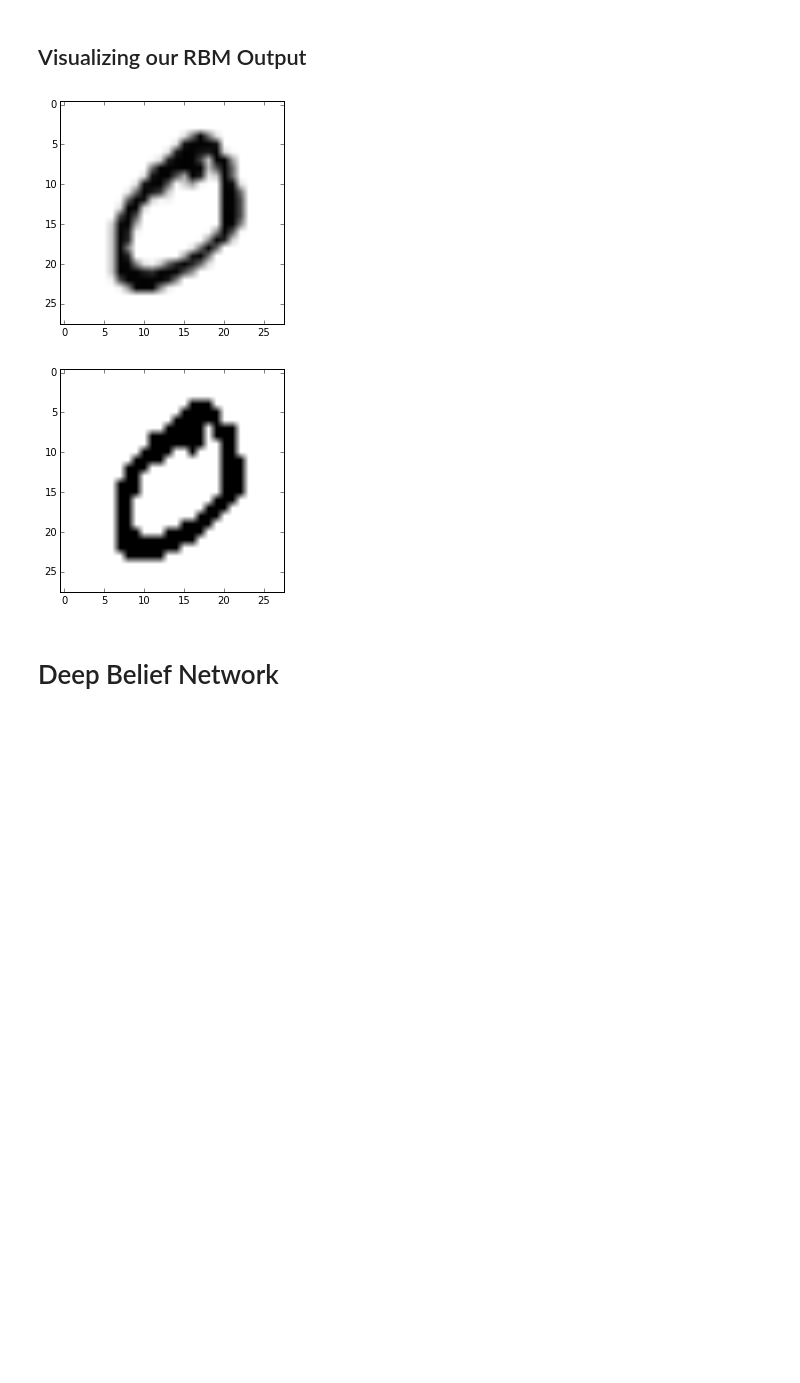
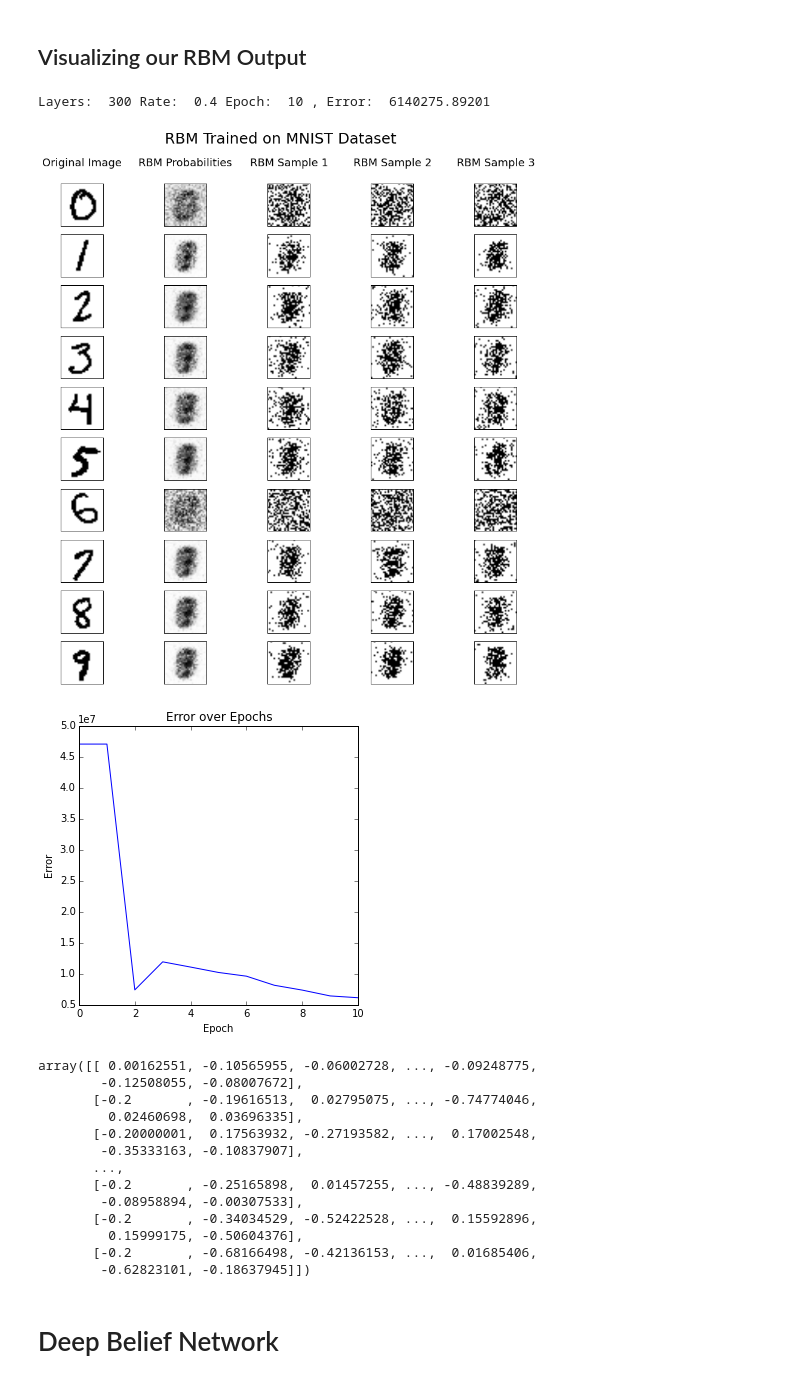
Before and after one commit to huihuifan/RBM-CS51, a Jupyter notebook: cs51-rbm-final.ipynb, the cells around one changed output. Cells and saved outputs as stored; diff of their text form; code cells hidden in the pictures; blank space fills up the shorter version.

Commit message:
ran visualization file on 10 epochs

```diff
--- a/cs51-rbm-final.ipynb
+++ b/cs51-rbm-final.ipynb
@@ -280,22 +280,27 @@ def rbm_and_plot(data, num_hidden, epochs, learning_rate=.3):
     plt.show()
 
     return r.weights
-# %%
-data_array = mnist.data
-plt.imshow(data_array[0].reshape(28, 28), cmap = 'Greys')
-plt.show()
-
-for img in data_array:
-    img[img < 100] = 0
-    img[img > 0] = 1
-
-plt.imshow(data_array[0].reshape(28, 28), cmap = 'Greys')
-plt.show()
-# %% [output]
-[figure, removed]
-[figure, removed]
 # %%
-rbm_and_plot(data_array, num_hidden=300, epochs=1, learning_rate=.4)
+# example visualization plot
+
+rbm_and_plot(data_array, num_hidden=300, epochs=10, learning_rate=.4)
+# %% [output]
+Layers:  300 Rate:  0.4 Epoch:  10 , Error:  6140275.89201
+[figure, added]
+[figure, added]
+array([[ 0.00162551, -0.10565955, -0.06002728, ..., -0.09248775,
+        -0.12508055, -0.08007672],
+       [-0.2       , -0.19616513,  0.02795075, ..., -0.74774046,
+         0.02460698,  0.03696335],
+       [-0.20000001,  0.17563932, -0.27193582, ...,  0.17002548,
+        -0.35333163, -0.10837907],
+       ...,
+       [-0.2       , -0.25165898,  0.01457255, ..., -0.48839289,
+        -0.08958894, -0.00307533],
+       [-0.2       , -0.34034529, -0.52422528, ...,  0.15592896,
+         0.15999175, -0.50604376],
+       [-0.2       , -0.68166498, -0.42136153, ...,  0.01685406,
+        -0.62823101, -0.18637945]])
 # %% [markdown]
 # Deep Belief Network
 # %% [markdown]
```
